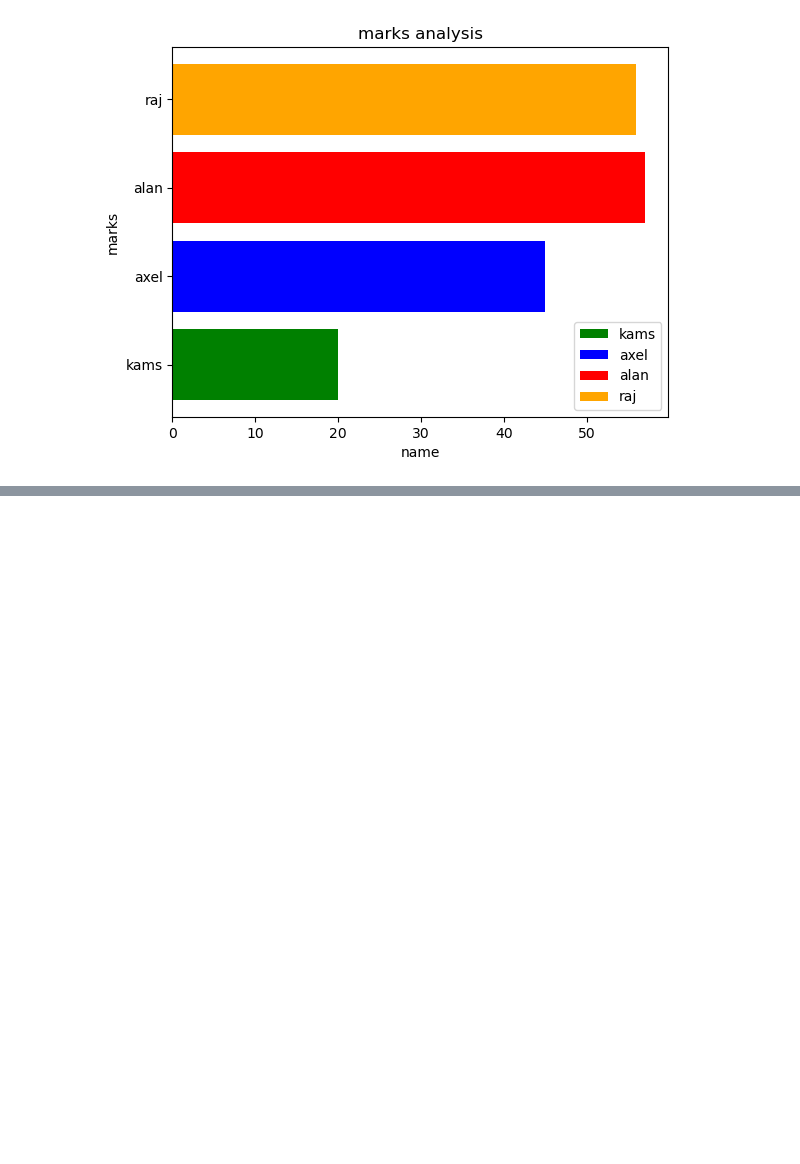
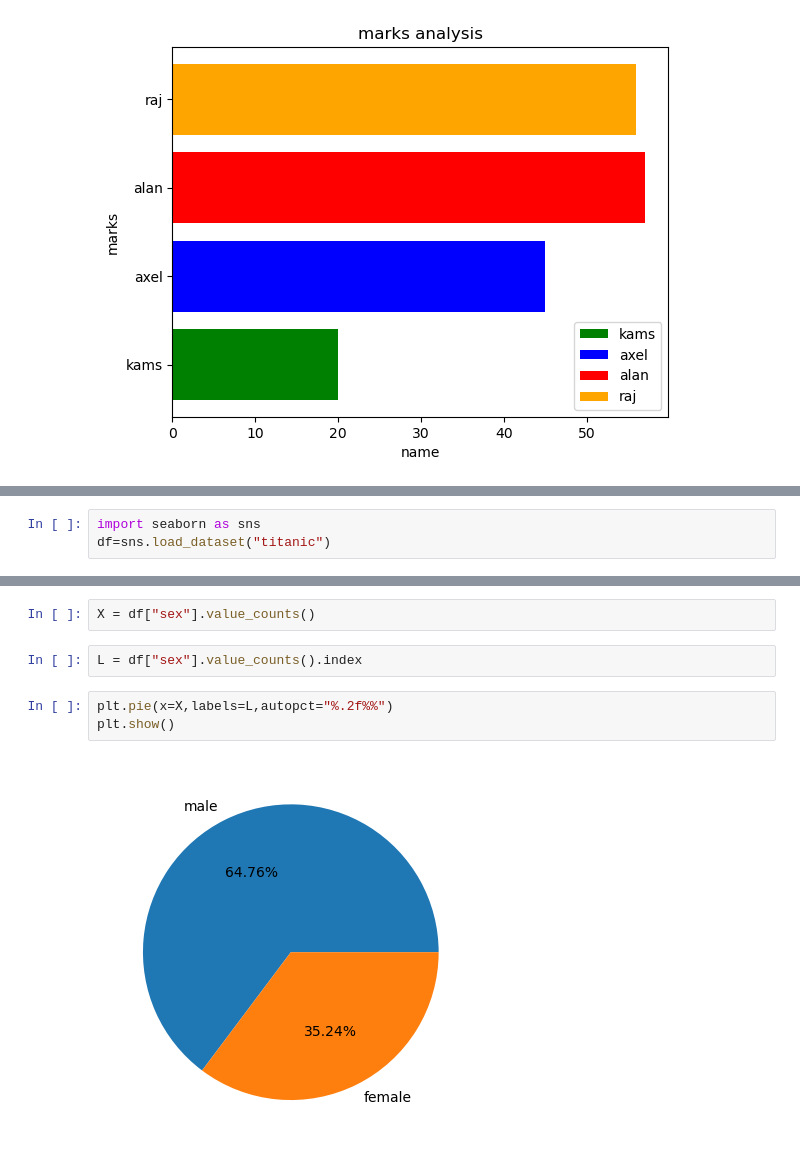
Before and after one commit to kamsaxel/Jupyter-Notebooks, a Jupyter notebook: matplotlib.ipynb, the cells around one changed output, grey strips where cells are left out. Saved outputs shown, nothing was run; the diff lists cells and outputs as text; blank space fills up the shorter version.

```diff
--- a/matplotlib.ipynb
+++ b/matplotlib.ipynb
@@ -109,0 +119,3 @@ plt.show()
+# %%
+import seaborn as sns
+df=sns.load_dataset("titanic")
@@ -109,0 +130,9 @@ plt.show()
+# %%
+X = df["sex"].value_counts()
+# %%
+L = df["sex"].value_counts().index
+# %%
+plt.pie(x=X,labels=L,autopct="%.2f%%")
+plt.show()
+# %% [output]
+[figure, added]
```
Also changed, not shown: parts of 4 cells of this notebook.
